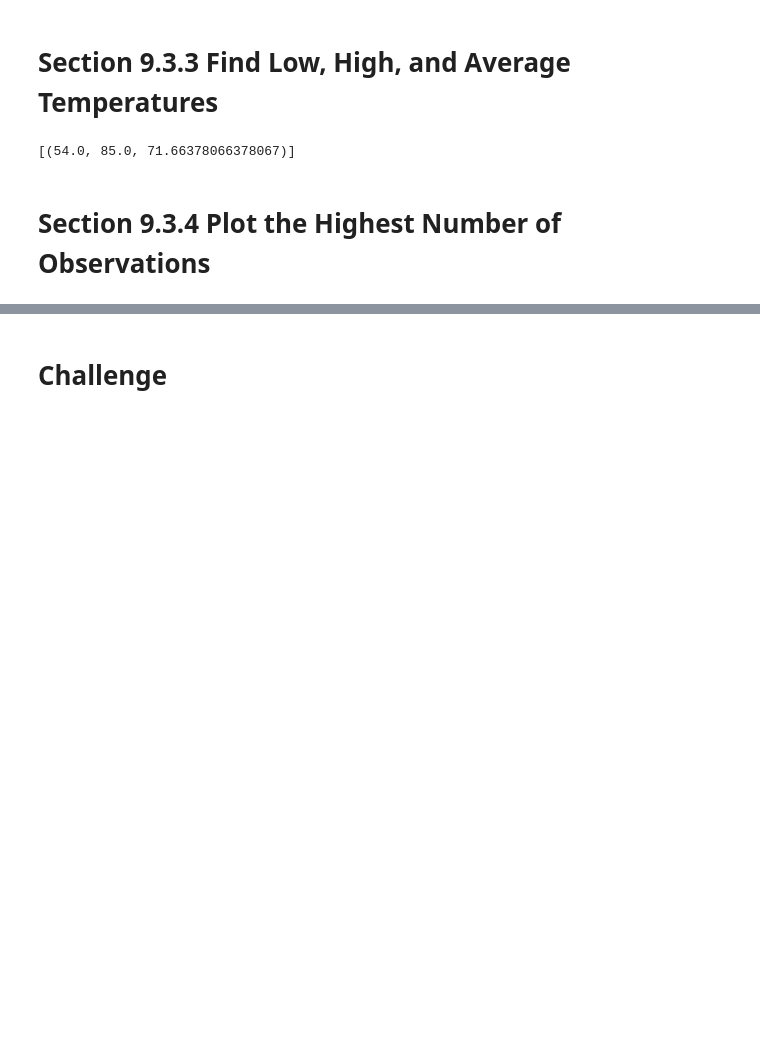
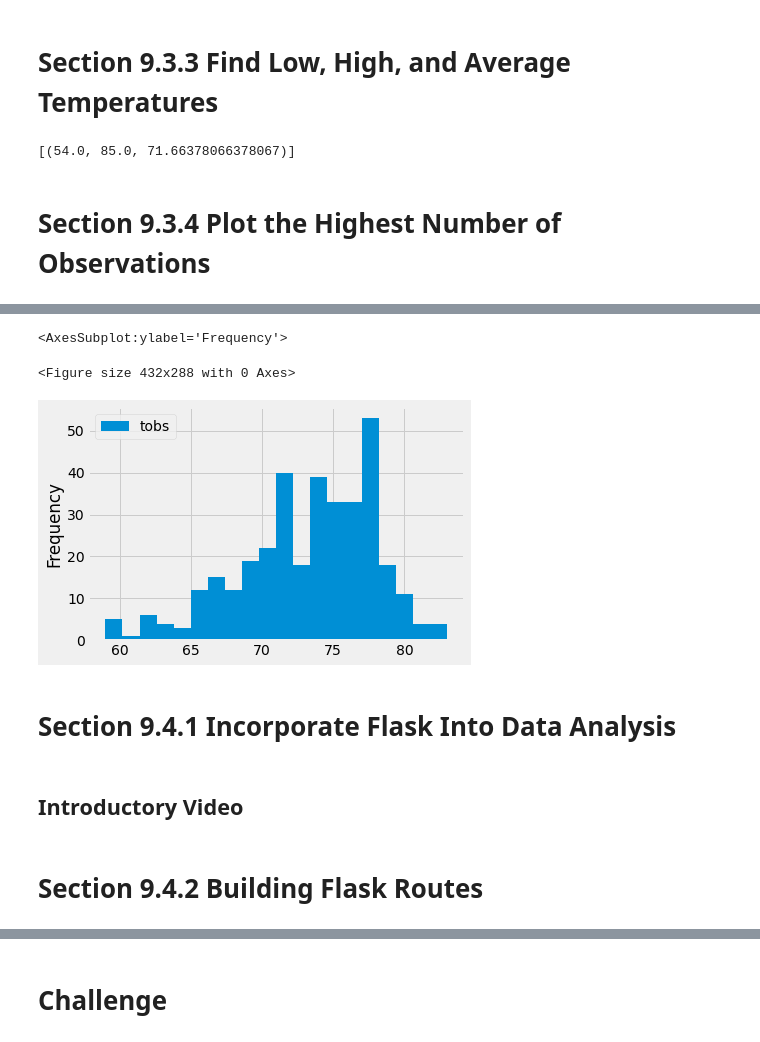
Before and after one commit to Peteresis/surfs_up, a Jupyter notebook: Practice Files/climate_analysis.ipynb, the cells around one changed output, grey strips where cells are left out. Cells and saved outputs as stored; diff of their text form; code cells hidden in the pictures; blank space fills up the shorter version.

```diff
--- a/Practice Files/climate_analysis.ipynb
+++ b/Practice Files/climate_analysis.ipynb
@@ -218,0 +267,14 @@ filter(Measurement.station == 'USC00519281').all()
+# %%
+# 20 Bins
+plt.tight_layout()
+df.plot.hist(bins=20)
+# %% [output]
+<AxesSubplot:ylabel='Frequency'>
+<Figure size 432x288 with 0 Axes>
+[figure, added]
+# %% [markdown]
+# Section 9.4.1 Incorporate Flask Into Data Analysis
+# %% [markdown]
+## Introductory Video
+# %% [markdown]
+# Section 9.4.2 Building Flask Routes
```
Also changed, not shown: parts of 9 cells of this notebook, 1 other file.
